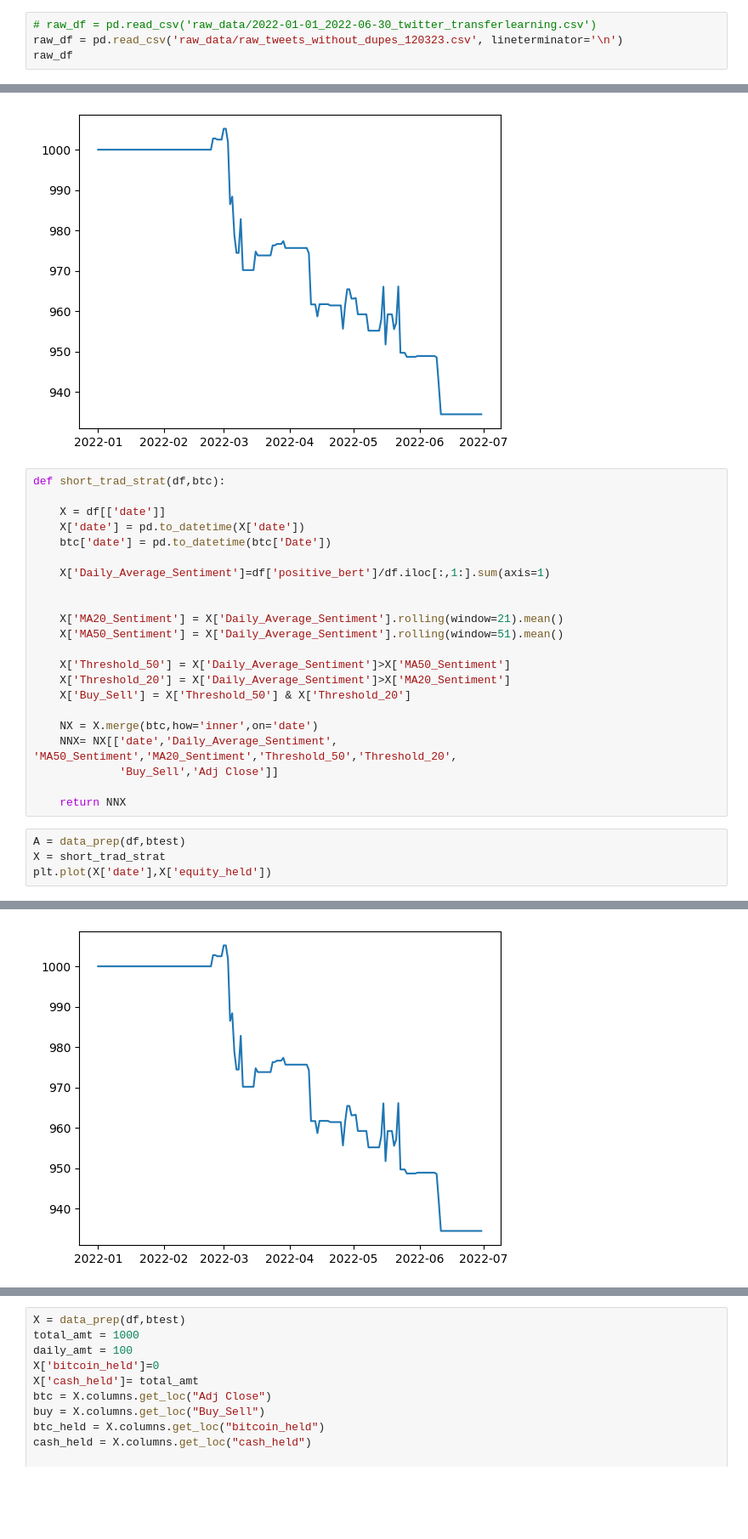
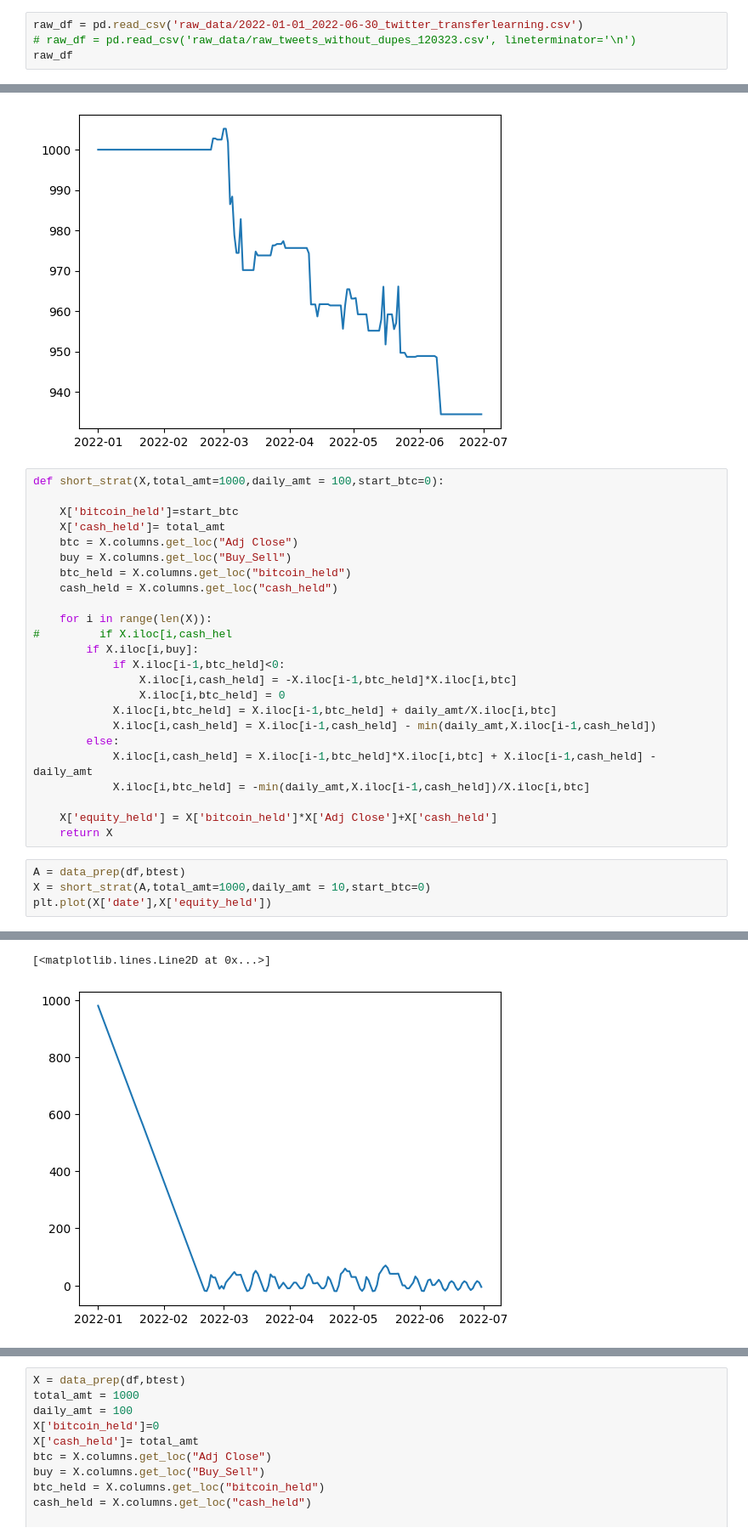
Before and after one commit to giadapi/crypto, a Jupyter notebook: trading_strategies-day2.ipynb, the cells around one changed output, grey strips where cells are left out. Shown at 85% size. Saved outputs shown, nothing was run; the diff lists cells and outputs as text; blank space fills up the shorter version.

```diff
--- a/trading_strategies-day2.ipynb
+++ b/trading_strategies-day2.ipynb
@@ -4,5 +20,5 @@ import matplotlib.pyplot as plt
 # %%
-# raw_df = pd.read_csv('raw_data/2022-01-01_2022-06-30_twitter_transferlearning.csv')
-raw_df = pd.read_csv('raw_data/raw_tweets_without_dupes_120323.csv', lineterminator='\n')
+raw_df = pd.read_csv('raw_data/2022-01-01_2022-06-30_twitter_transferlearning.csv')
+# raw_df = pd.read_csv('raw_data/raw_tweets_without_dupes_120323.csv', lineterminator='\n')
 raw_df
 # %% [output]
@@ -188,29 +204,31 @@ See the caveats in the documentation: https://pandas.pydata.org/pandas-docs/stab
 [<matplotlib.lines.Line2D at 0x...>]
 [figure]
 # %%
-def short_trad_strat(df,btc):
+def short_strat(X,total_amt=1000,daily_amt = 100,start_btc=0):
 
-    X = df[['date']]
-    X['date'] = pd.to_datetime(X['date'])
-    btc['date'] = pd.to_datetime(btc['Date'])
+    X['bitcoin_held']=start_btc
+    X['cash_held']= total_amt
+    btc = X.columns.get_loc("Adj Close")
+    buy = X.columns.get_loc("Buy_Sell")
+    btc_held = X.columns.get_loc("bitcoin_held")
+    cash_held = X.columns.get_loc("cash_held")
 
-    X['Daily_Average_Sentiment']=df['positive_bert']/df.iloc[:,1:].sum(axis=1)
+    for i in range(len(X)):
+#         if X.iloc[i,cash_hel
+        if X.iloc[i,buy]:
+            if X.iloc[i-1,btc_held]<0:
+                X.iloc[i,cash_held] = -X.iloc[i-1,btc_held]*X.iloc[i,btc]
+                X.iloc[i,btc_held] = 0
+            X.iloc[i,btc_held] = X.iloc[i-1,btc_held] + daily_amt/X.iloc[i,btc]
+            X.iloc[i,cash_held] = X.iloc[i-1,cash_held] - min(daily_amt,X.iloc[i-1,cash_held])
+        else:
+            X.iloc[i,cash_held] = X.iloc[i-1,btc_held]*X.iloc[i,btc] + X.iloc[i-1,cash_held] - daily_amt
+            X.iloc[i,btc_held] = -min(daily_amt,X.iloc[i-1,cash_held])/X.iloc[i,btc]
 
-
-    X['MA20_Sentiment'] = X['Daily_Average_Sentiment'].rolling(window=21).mean()
-    X['MA50_Sentiment'] = X['Daily_Average_Sentiment'].rolling(window=51).mean()
-
-    X['Threshold_50'] = X['Daily_Average_Sentiment']>X['MA50_Sentiment']
-    X['Threshold_20'] = X['Daily_Average_Sentiment']>X['MA20_Sentiment']
-    X['Buy_Sell'] = X['Threshold_50'] & X['Threshold_20']
-
-    NX = X.merge(btc,how='inner',on='date')
-    NNX= NX[['date','Daily_Average_Sentiment', 'MA50_Sentiment','MA20_Sentiment','Threshold_50','Threshold_20',
-             'Buy_Sell','Adj Close']]
-
-    return NNX
+    X['equity_held'] = X['bitcoin_held']*X['Adj Close']+X['cash_held']
+    return X
 # %%
 A = data_prep(df,btest)
-X = short_trad_strat
+X = short_strat(A,total_amt=1000,daily_amt = 10,start_btc=0)
 plt.plot(X['date'],X['equity_held'])
 # %% [output]
@@ -218 +250,2 @@ plt.plot(X['date'],X['equity_held'])
+[<matplotlib.lines.Line2D at 0x...>]
-[figure, old version]
+[figure, new version]
```
Also changed, not shown: parts of 4 cells of this notebook, 2 other files.
